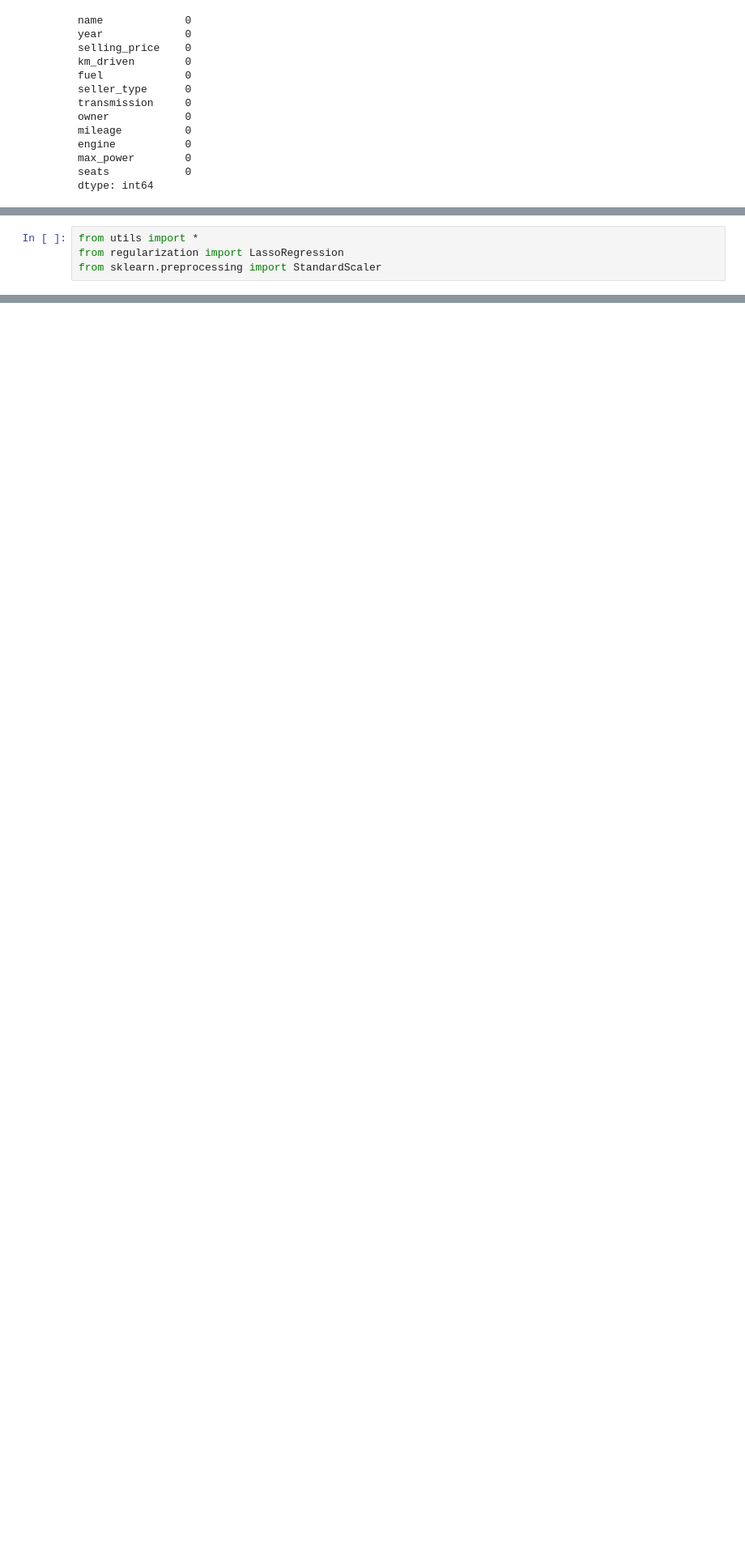
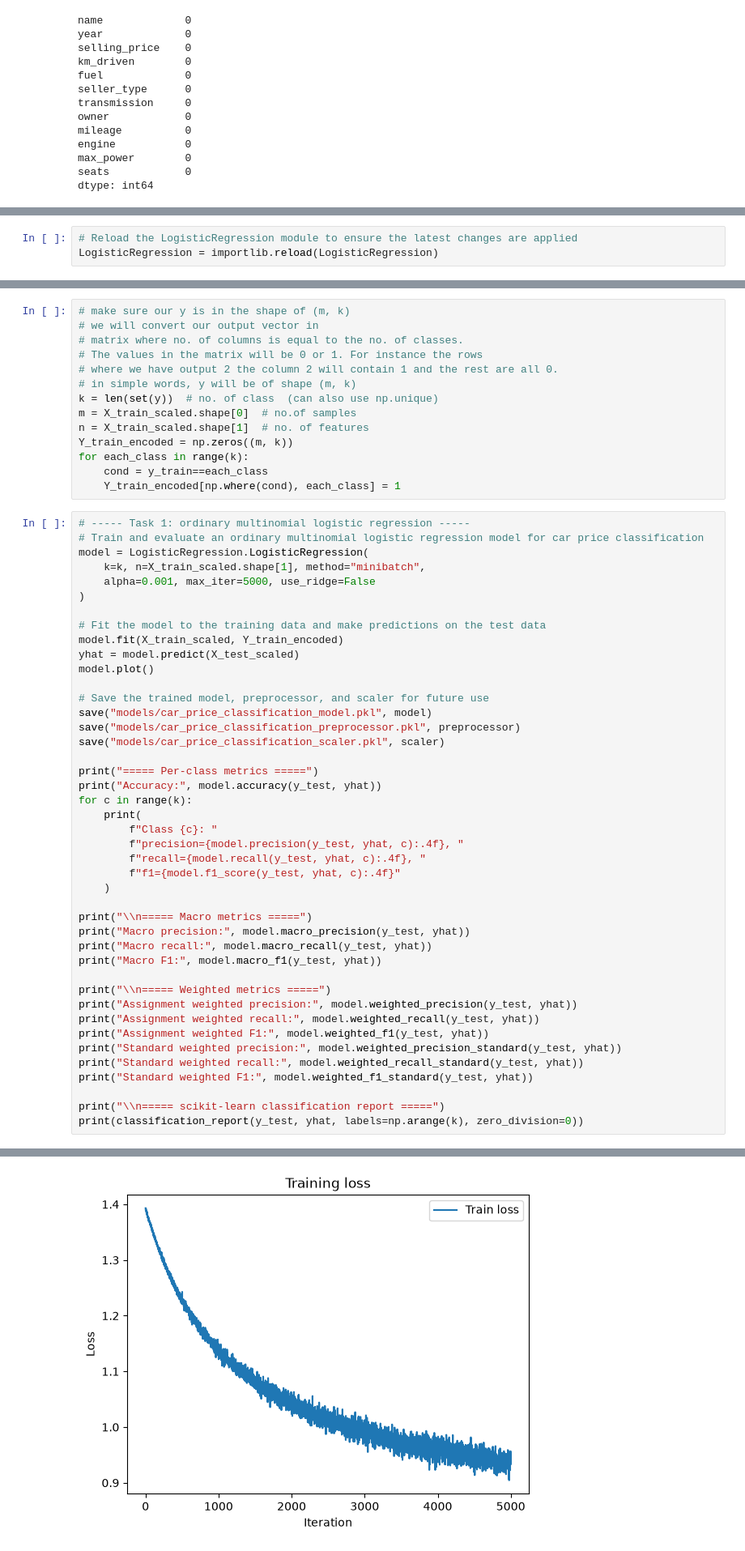
Before and after one commit to KhaingMonKyaw/car_price_prediction, a Jupyter notebook: code/train_predicting_car_price.ipynb, the cells around one changed output, grey strips where cells are left out. Shown at 81% size. Drawn from its saved outputs; the diff is of its cells as text; blank space fills up the shorter version.

Commit message:
assignment 3

```diff
--- a/code/train_predicting_car_price.ipynb
+++ b/code/train_predicting_car_price.ipynb
@@ -336,4 +457,3 @@ preprocessor = ColumnTransformer(
 # %%
-from utils import *
-from regularization import LassoRegression
-from sklearn.preprocessing import StandardScaler
+# Reload the LogisticRegression module to ensure the latest changes are applied
+LogisticRegression = importlib.reload(LogisticRegression)
@@ -1598,0 +469,58 @@ Final held-out test result
+# %%
+# make sure our y is in the shape of (m, k)
+# we will convert our output vector in
+# matrix where no. of columns is equal to the no. of classes.
+# The values in the matrix will be 0 or 1. For instance the rows
+# where we have output 2 the column 2 will contain 1 and the rest are all 0.
+# in simple words, y will be of shape (m, k)
+k = len(set(y))  # no. of class  (can also use np.unique)
+m = X_train_scaled.shape[0]  # no.of samples
+n = X_train_scaled.shape[1]  # no. of features
+Y_train_encoded = np.zeros((m, k))
+for each_class in range(k):
+    cond = y_train==each_class
+    Y_train_encoded[np.where(cond), each_class] = 1
+# %%
+# ----- Task 1: ordinary multinomial logistic regression -----
+# Train and evaluate an ordinary multinomial logistic regression model for car price classification
+model = LogisticRegression.LogisticRegression(
+    k=k, n=X_train_scaled.shape[1], method="minibatch",
+    alpha=0.001, max_iter=5000, use_ridge=False
+)
+
+# Fit the model to the training data and make predictions on the test data
+model.fit(X_train_scaled, Y_train_encoded)
+yhat = model.predict(X_test_scaled)
+model.plot()
+
+# Save the trained model, preprocessor, and scaler for future use
+save("models/car_price_classification_model.pkl", model)
+save("models/car_price_classification_preprocessor.pkl", preprocessor)
+save("models/car_price_classification_scaler.pkl", scaler)
+
+print("===== Per-class metrics =====")
+print("Accuracy:", model.accuracy(y_test, yhat))
+for c in range(k):
+    print(
+        f"Class {c}: "
+        f"precision={model.precision(y_test, yhat, c):.4f}, "
+        f"recall={model.recall(y_test, yhat, c):.4f}, "
+        f"f1={model.f1_score(y_test, yhat, c):.4f}"
+    )
+
+print("\\n===== Macro metrics =====")
+print("Macro precision:", model.macro_precision(y_test, yhat))
+print("Macro recall:", model.macro_recall(y_test, yhat))
+print("Macro F1:", model.macro_f1(y_test, yhat))
+
+print("\\n===== Weighted metrics =====")
+print("Assignment weighted precision:", model.weighted_precision(y_test, yhat))
+print("Assignment weighted recall:", model.weighted_recall(y_test, yhat))
+print("Assignment weighted F1:", model.weighted_f1(y_test, yhat))
+print("Standard weighted precision:", model.weighted_precision_standard(y_test, yhat))
+print("Standard weighted recall:", model.weighted_recall_standard(y_test, yhat))
+print("Standard weighted F1:", model.weighted_f1_standard(y_test, yhat))
+
+print("\\n===== scikit-learn classification report =====")
+print(classification_report(y_test, yhat, labels=np.arange(k), zero_division=0))
+# %% [output]
@@ -1598,0 +538 @@ Final held-out test result
+[figure, added]
```
Also changed, not shown: parts of 35 cells of this notebook, 9 other files.
